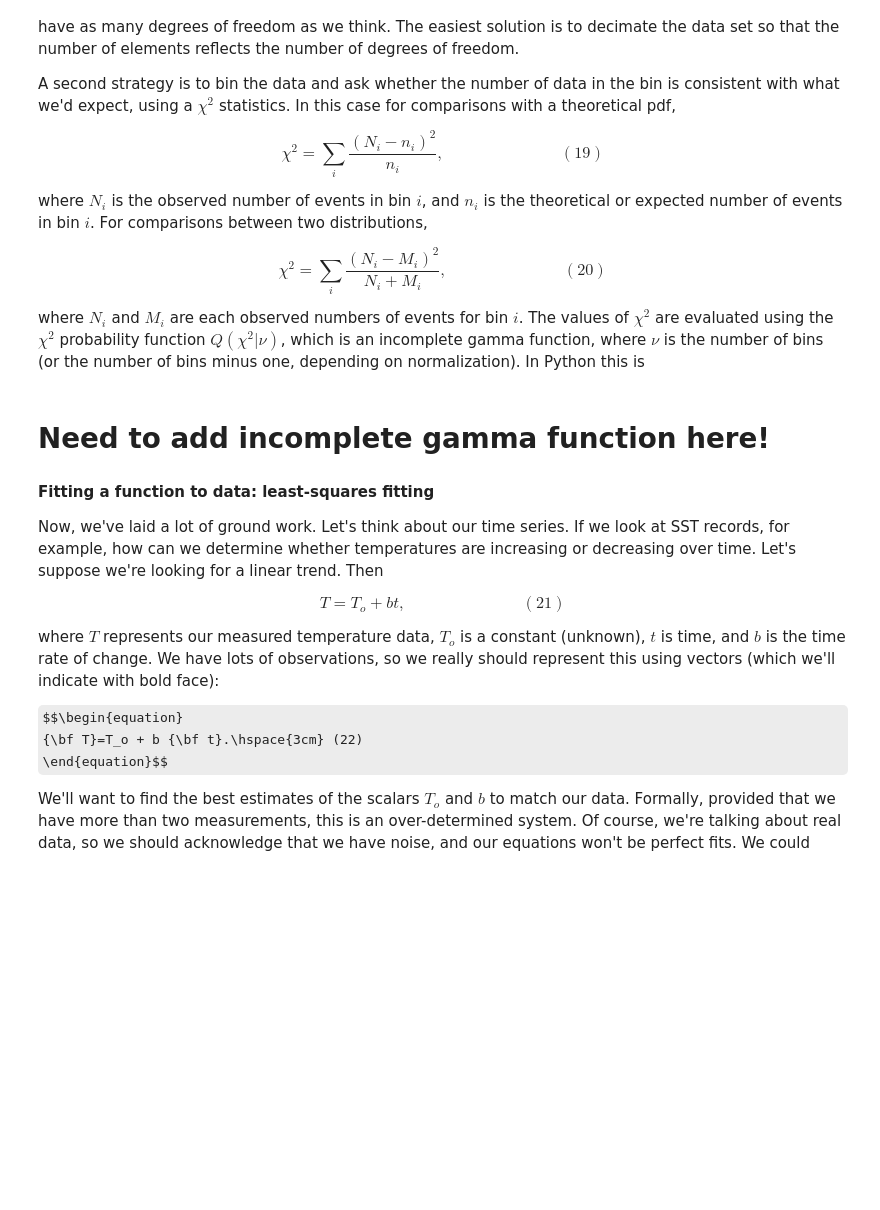
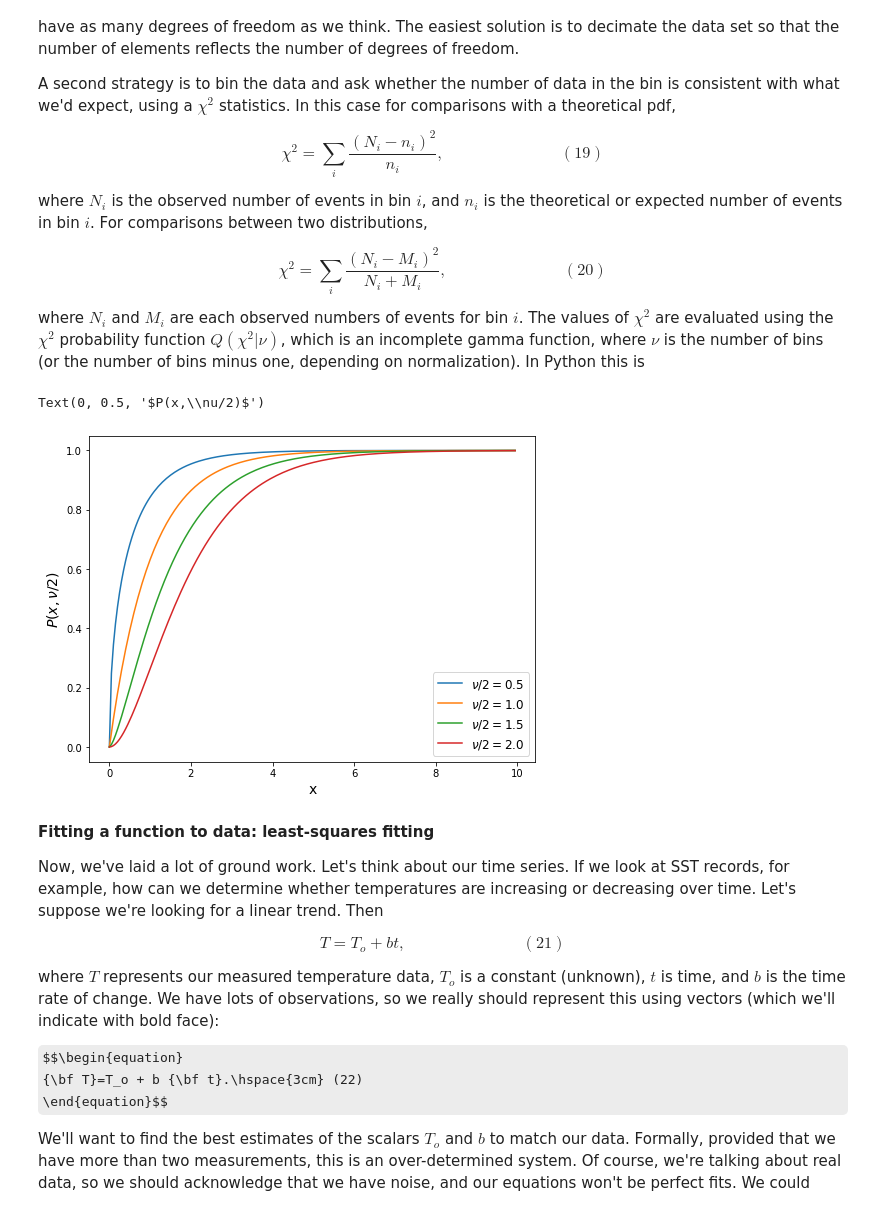
Before and after one commit to laspg/SIO221A, a Jupyter notebook: lecture03.ipynb, the cells around one changed output. Cells and saved outputs as stored; diff of their text form; code cells hidden in the pictures; some formulas as TeX source; blank space fills up the shorter version.

```diff
--- a/lecture03.ipynb
+++ b/lecture03.ipynb
@@ -306,8 +306,19 @@ where $N_i$ and $M_i$ are each observed numbers of events for bin $i$.
 The values of $\chi^2$ are evaluated using the $\chi^2$ probability function $Q(\chi^2|\nu)$, which is an incomplete gamma function,
 where $\nu$ is the number of bins (or the number of bins minus one, depending on
 normalization).  In Python this is
-# %% [markdown]
-# Need to add incomplete gamma function here!
+# %%
+import scipy.special as spe
+half_nu = [0.5, 1, 1.5, 2]
+x = np.arange(0, 10, 0.05)
+plt.figure(figsize=(8,6))
+for n in half_nu:
+    plt.plot(x, spe.gammainc(n, x), label='$\\nu/2 =$%.1f' %n)
+    plt.legend(fontsize=12)
+plt.xlabel('x', fontsize=14)
+plt.ylabel('$P(x,\\nu/2)$', fontsize=14)
+# %% [output]
+Text(0, 0.5, '$P(x,\\nu/2)$')
+[figure, added]
 # %% [markdown]
 **Fitting a function to data:  least-squares fitting**
 
```
Also changed, not shown: parts of 1 cell of this notebook.
